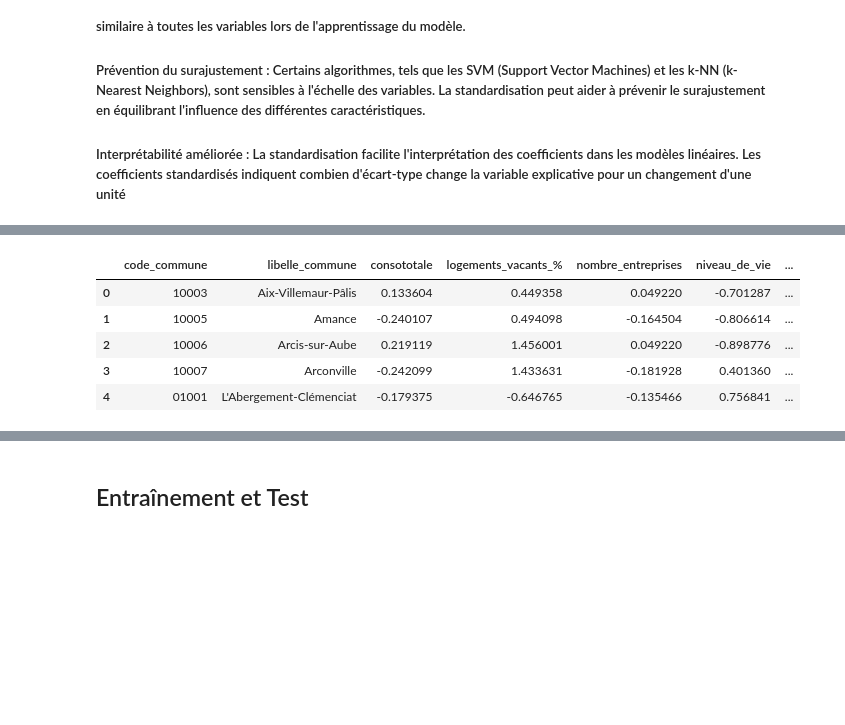
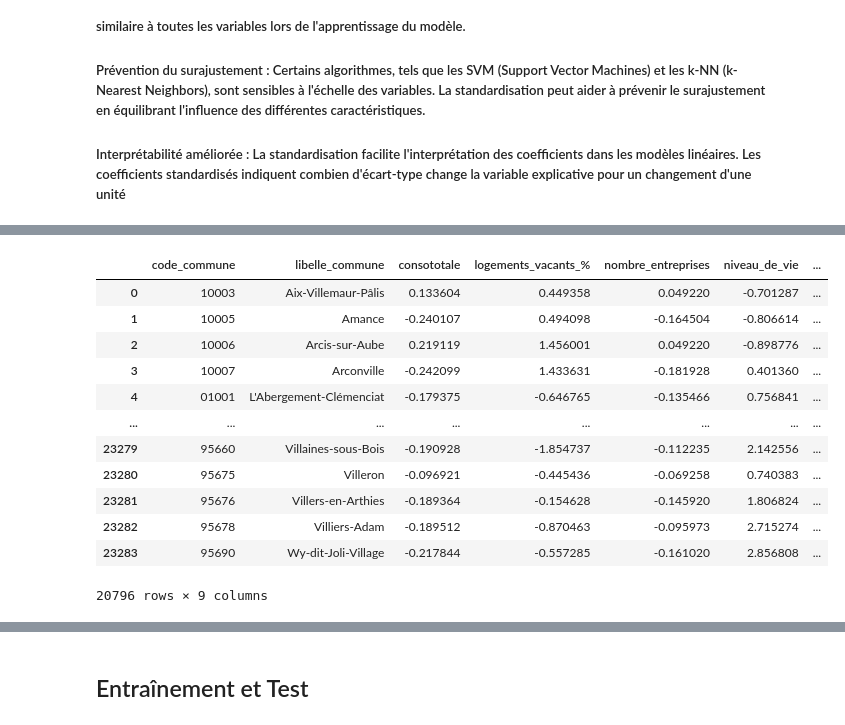
Before and after one commit to tgarnier067/Projet-Python-2023, a Jupyter notebook: Notebook_unique_a_renommer.ipynb, the cells around one changed output, grey strips where cells are left out. Drawn from its saved outputs; the diff is of its cells as text; code cells hidden in the pictures; blank space fills up the shorter version.

Commit message:
Fin préparation des données pour modélisation + Début modélisation (régression linéaire)

```diff
--- a/Notebook_unique_a_renommer.ipynb
+++ b/Notebook_unique_a_renommer.ipynb
@@ -575,19 +558,24 @@ table_donnees
 # %%
+import pandas as pd
+import numpy as np
+
 # Liste des variables explicatives
-variables_explicatives = ['consototale', 'logements_vacants_%', 'nombre_entreprises', 'niveau_de_vie', 'population', 'tmoy', 'taux_deplacement_domicile_travail']
-# Convertir la colonne en type chaîne
-table_donnees_test = table_donnees[variables_explicatives].astype(str)
+variables_modele = ['consototale', 'logements_vacants_%', 'nombre_entreprises', 'niveau_de_vie', 'population', 'tmoy', 'taux_deplacement_domicile_travail']
+
+# Convertir les colonnes en type chaîne
+table_donnees_test = table_donnees[variables_modele].astype(str)
 
 # Nettoyer les colonnes avec des virgules et convertir en float
-for variable in variables_explicatives:
+for variable in variables_modele:
     table_donnees_test[variable] = table_donnees_test[variable].str.replace(',', '.')
     table_donnees_test[variable] = table_donnees_test[variable].str.replace('\xa0', ' ')
     table_donnees_test[variable] = table_donnees_test[variable].str.replace(' ', '')
+    table_donnees_test[variable] = pd.to_numeric(table_donnees_test[variable], errors='coerce')  # Convertir en float avec gestion des erreurs
 
-# Convertir les colonnes en type float
-table_donnees_test = table_donnees_test.astype(float)
+# Remplacez les colonnes d'origine par les colonnes nettoyées et converties
+table_donnees[variables_modele] = table_donnees_test
 
-table_donnees[variables_explicatives]=table_donnees_test[variables_explicatives]
+# Afficher le DataFrame mis à jour
 table_donnees
 # %% [output]
 A value is trying to be set on a copy of a slice from a DataFrame.
@@ -817,31 +851,34 @@ table_donnees
 # %%
 from sklearn.preprocessing import StandardScaler
 import pandas as pd
 
-# Supposons que votre tableau soit stocké dans la variable table_donnees
-# Remplacez table_donnees par votre propre tableau
-
-# Sélectionnez les colonnes à standardiser (vous pouvez ajuster cette liste)
-colonnes_a_standardiser = ['consototale', 'logements_vacants_%', 'nombre_entreprises', 'niveau_de_vie', 'population', 'tmoy', 'taux_deplacement_domicile_travail']
-
-# Créez un objet StandardScaler
+# Supposons que "table_donnees" est votre DataFrame initial et "variables_modele" sont les colonnes à standardiser
 scaler = StandardScaler()
 
-# Créez un DataFrame pour les valeurs standardisées
-df_standardise = pd.DataFrame(scaler.fit_transform(table_donnees[colonnes_a_standardiser]), columns=colonnes_a_standardiser)
+# Créez une copie du DataFrame initial
+df_standardise = table_donnees.copy()
+
+# Standardisez les colonnes spécifiées
+df_standardise[variables_modele] = scaler.fit_transform(df_standardise[variables_modele])
 
 # Sélectionnez les colonnes non standardisées
-colonnes_non_standardisees = [col for col in table_donnees.columns if col not in colonnes_a_standardiser]
+colonnes_non_standardisees = [col for col in df_standardise.columns if col not in variables_modele]
 
-# Ajoutez les colonnes non standardisées au début du DataFrame standardisé
-df_standardise = pd.concat([table_donnees[colonnes_non_standardisees], df_standardise], axis=1)
+# Réorganisez les colonnes pour avoir les non standardisées au début suivies des standardisées
+df_standardise = df_standardise[colonnes_non_standardisees + variables_modele]
 
-# Affichez les premières lignes du tableau avec les colonnes non standardisées au début
-df_standardise.head()
+df_standardise
 # %% [output]
 |  | code_commune | libelle_commune | consototale | logements_vacants_% | nombre_entreprises | niveau_de_vie | ... |
 | 0 | 10003 | Aix-Villemaur-Pâlis | 0.133604 | 0.449358 | 0.049220 | -0.701287 | ... |
 | 1 | 10005 | Amance | -0.240107 | 0.494098 | -0.164504 | -0.806614 | ... |
 | 2 | 10006 | Arcis-sur-Aube | 0.219119 | 1.456001 | 0.049220 | -0.898776 | ... |
 | 3 | 10007 | Arconville | -0.242099 | 1.433631 | -0.181928 | 0.401360 | ... |
 | 4 | 01001 | L'Abergement-Clémenciat | -0.179375 | -0.646765 | -0.135466 | 0.756841 | ... |
+| ... | ... | ... | ... | ... | ... | ... | ... |
+| 23279 | 95660 | Villaines-sous-Bois | -0.190928 | -1.854737 | -0.112235 | 2.142556 | ... |
+| 23280 | 95675 | Villeron | -0.096921 | -0.445436 | -0.069258 | 0.740383 | ... |
+| 23281 | 95676 | Villers-en-Arthies | -0.189364 | -0.154628 | -0.145920 | 1.806824 | ... |
+| 23282 | 95678 | Villiers-Adam | -0.189512 | -0.870463 | -0.095973 | 2.715274 | ... |
+| 23283 | 95690 | Wy-dit-Joli-Village | -0.217844 | -0.557285 | -0.161020 | 2.856808 | ... |
+20796 rows × 9 columns
```
Also changed, not shown: parts of 22 cells of this notebook.
